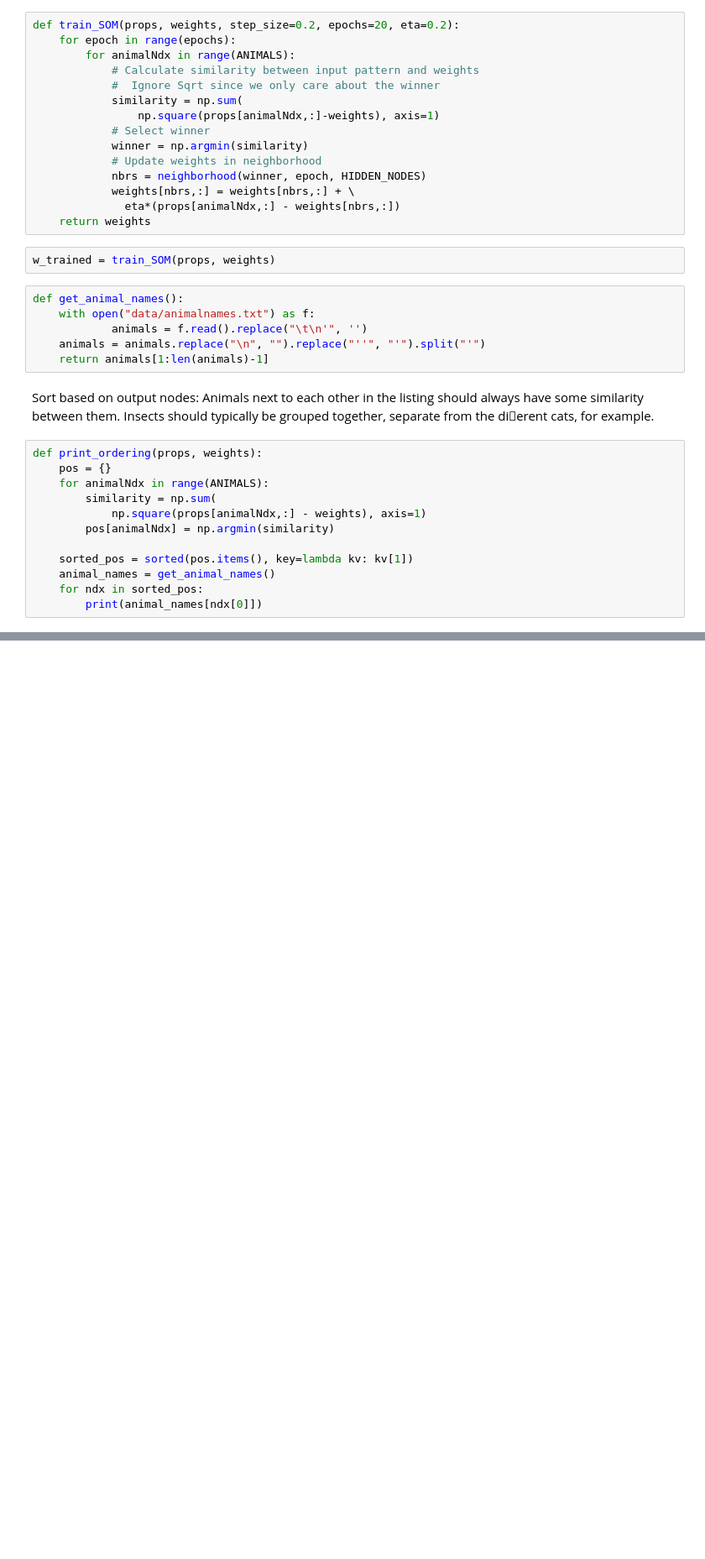
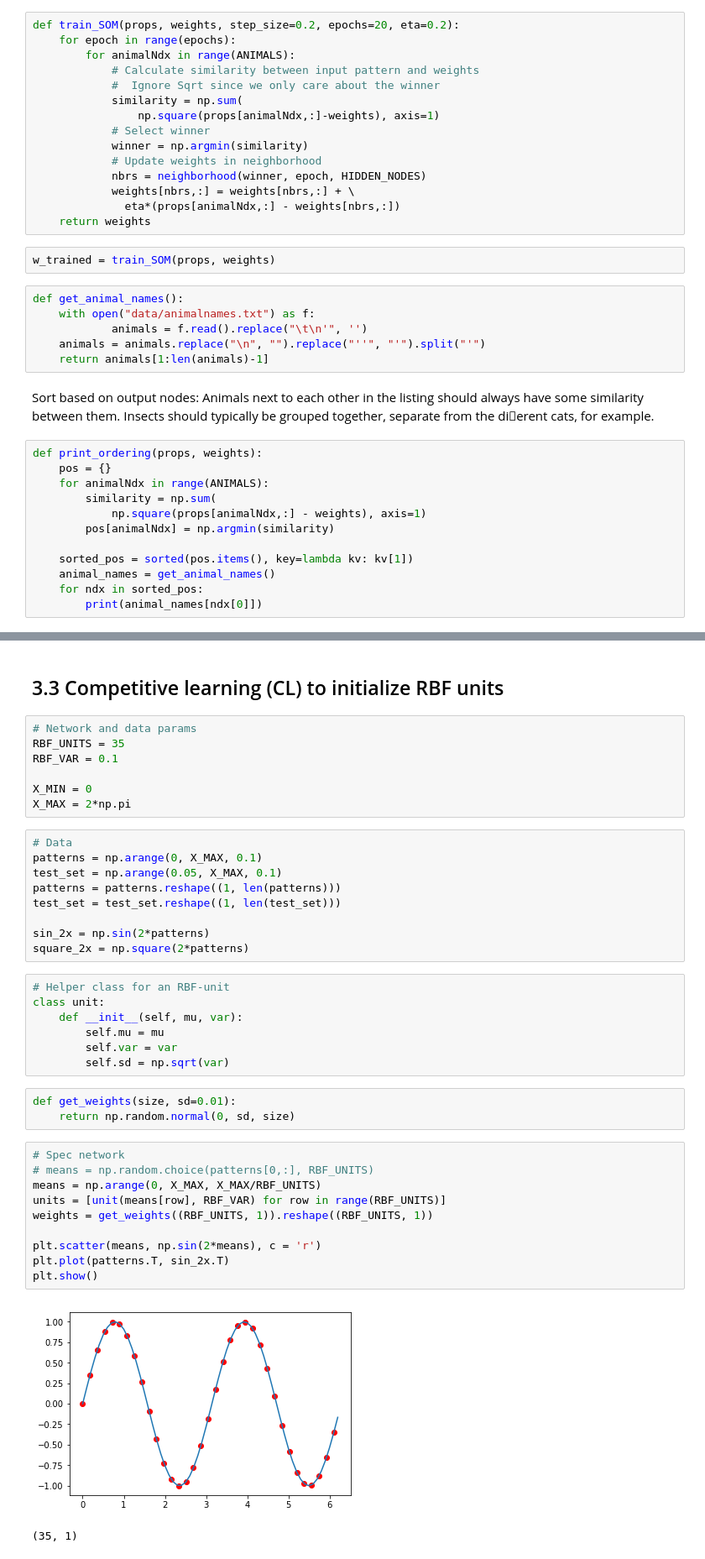
Before and after one commit to vbodell/DD2437, a Jupyter notebook: Lab2/Victor.ipynb, the cells around one changed output, grey strips where cells are left out. Shown: that part at 84% size. Saved outputs shown, nothing was run; the diff lists cells and outputs as text; blank space fills up the shorter version.

```diff
--- a/Lab2/Victor.ipynb
+++ b/Lab2/Victor.ipynb
@@ -100,0 +101,41 @@ giraffe
+# %% [markdown]
+## 3.3 Competitive learning (CL) to initialize RBF units
+# %%
+# Network and data params
+RBF_UNITS = 35
+RBF_VAR = 0.1
+
+X_MIN = 0
+X_MAX = 2*np.pi
+# %%
+# Data
+patterns = np.arange(0, X_MAX, 0.1)
+test_set = np.arange(0.05, X_MAX, 0.1)
+patterns = patterns.reshape((1, len(patterns)))
+test_set = test_set.reshape((1, len(test_set)))
+
+sin_2x = np.sin(2*patterns)
+square_2x = np.square(2*patterns)
+# %%
+# Helper class for an RBF-unit
+class unit:
+    def __init__(self, mu, var):
+        self.mu = mu
+        self.var = var
+        self.sd = np.sqrt(var)
+# %%
+def get_weights(size, sd=0.01):
+    return np.random.normal(0, sd, size)
+# %%
+# Spec network
+# means = np.random.choice(patterns[0,:], RBF_UNITS)
+means = np.arange(0, X_MAX, X_MAX/RBF_UNITS)
+units = [unit(means[row], RBF_VAR) for row in range(RBF_UNITS)]
+weights = get_weights((RBF_UNITS, 1)).reshape((RBF_UNITS, 1))
+
+plt.scatter(means, np.sin(2*means), c = 'r')
+plt.plot(patterns.T, sin_2x.T)
+plt.show()
+# %% [output]
+[figure, added]
+(35, 1)
```
Also changed, not shown: parts of 9 cells of this notebook.
